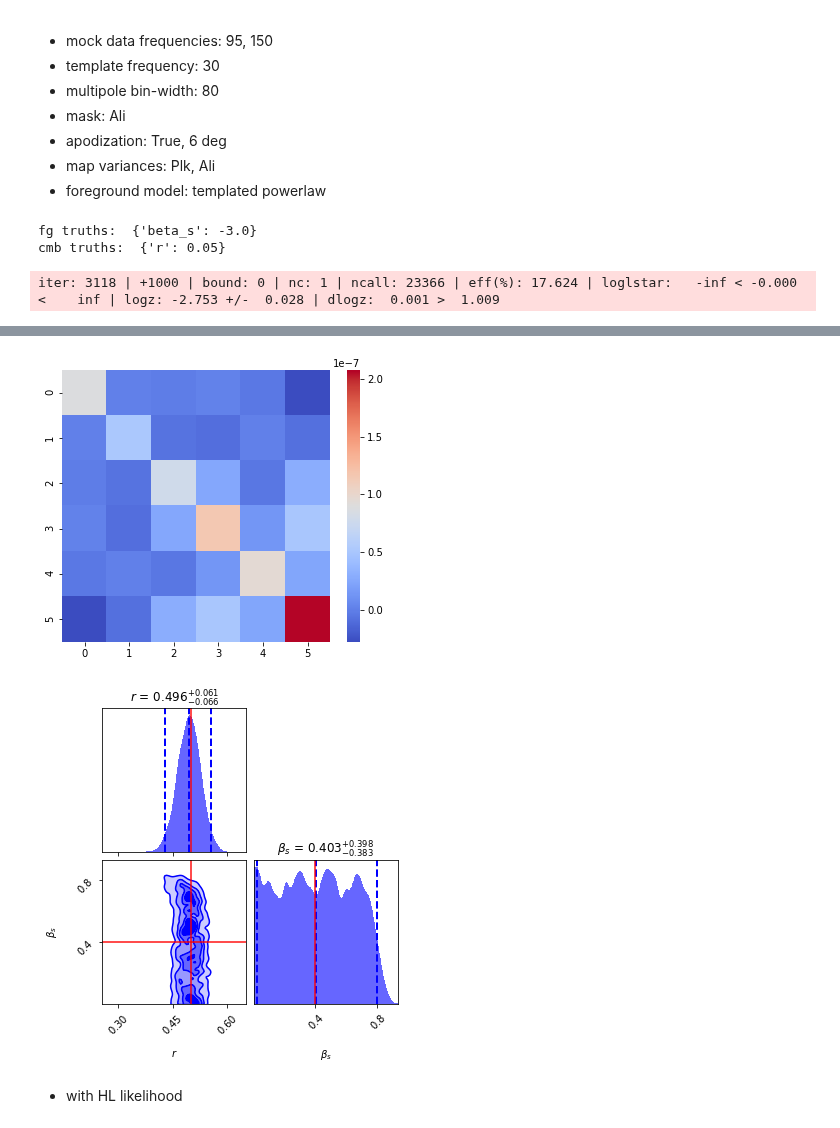
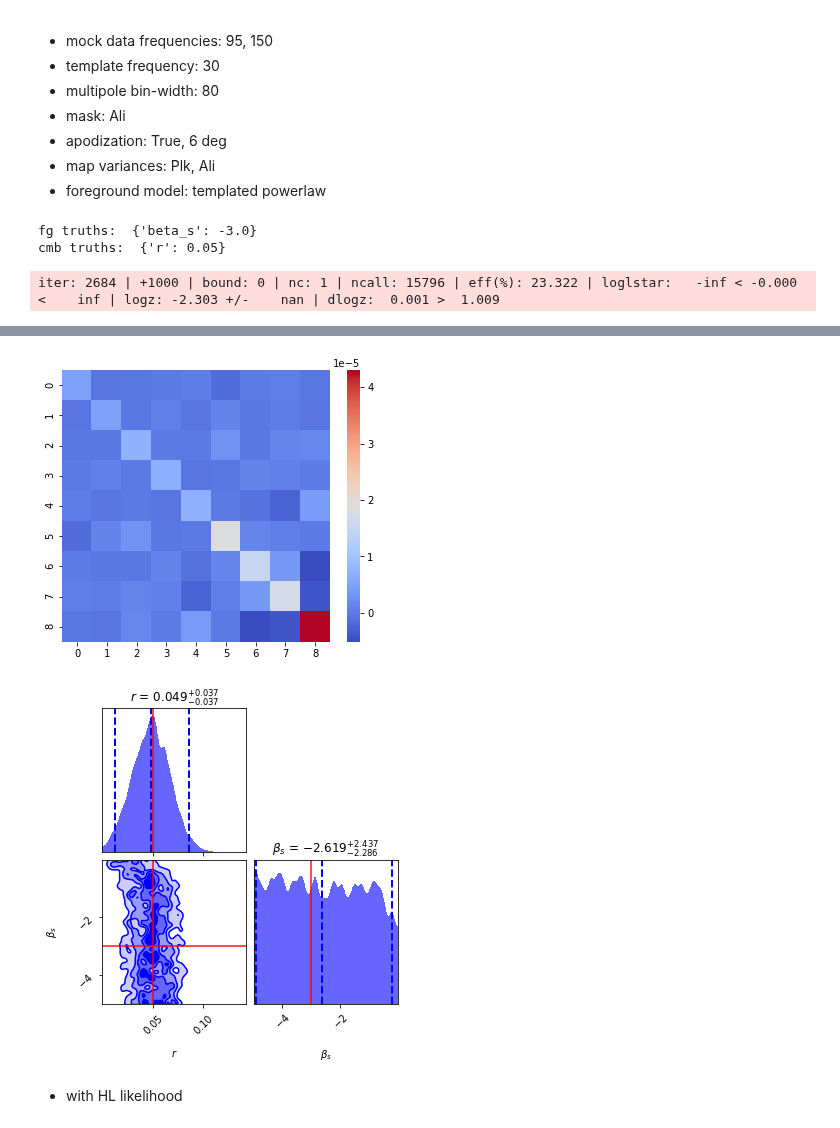
Before and after one commit to gioacchinowang/afra, a Jupyter notebook: tutorials/tutorial09.ipynb, the cells around one changed output, grey strips where cells are left out. Cells and saved outputs as stored; diff of their text form; code cells hidden in the pictures.

```diff
--- a/tutorials/tutorial09.ipynb
+++ b/tutorials/tutorial09.ipynb
@@ -66,7 +66,9 @@ FREQS = [95.,150.]
 NMAP = 2
 RESAMP = 30
 APOSCALE = 6.
-PSBIN = 80
+PSBIN = 40
+LMIN = 50
+LMAX = 200
 
 fullmap = dict()
 fullmap[95] = map95[1:]
@@ -81,19 +83,19 @@ fullbeam[95] = fwhm[1]
 fullbeam[150] = fwhm[2]
 
 pipeline = af.tpfpipe(fullmap,mask=mask.reshape(1,-1),variances=fullvar,fwhms=fullbeam)
-pre_rslt = pipeline.preprocess(aposcale=APOSCALE,psbin=PSBIN,nsamp=RESAMP)
+pre_rslt = pipeline.preprocess(aposcale=APOSCALE,psbin=PSBIN,lmin=LMIN,lmax=LMAX,nsamp=RESAMP)
 
 fig,ax = plt.subplots(figsize=(6,5))
-sns.heatmap(pre_rslt[2],cmap='coolwarm',annot=False,ax=ax)
+sns.heatmap(pre_rslt[3],cmap='coolwarm',annot=False,ax=ax)
 
 tmpmap = dict()
 tmpmap[30] = map30f[1:]
 
-s = syncmodel(freqs=FREQS,nmap=NMAP,mask=mask.reshape(1,-1),aposcale=APOSCALE,psbin=PSBIN,
+s = syncmodel(freqs=FREQS,nmap=NMAP,mask=mask.reshape(1,-1),aposcale=APOSCALE,psbin=PSBIN,lmin=LMIN,lmax=LMAX,
               templates=tmpmap,template_fwhms=None)
 s.reset({'beta_s':-3.})
 
-b = cambmodel(freqs=FREQS,nmap=NMAP,mask=mask.reshape(1,-1),aposcale=APOSCALE,psbin=PSBIN)
+b = cambmodel(freqs=FREQS,nmap=NMAP,mask=mask.reshape(1,-1),aposcale=APOSCALE,psbin=PSBIN,lmin=LMIN,lmax=LMAX)
 b.reset({'r': 0.05})
 
 print ('fg truths: ',s.params)
@@ -105,9 +107,10 @@ KWARGS = {'nlive':1000}
 
 pipeline.background = b
 pipeline.foreground = s
-result = pipeline.analyse(mock_bp,pre_rslt[1],pre_rslt[2],kwargs=KWARGS)
+pipeline.param_range = {'r':[0,0.5]}
+result = pipeline.analyse(mock_bp+pre_rslt[2],pre_rslt[1],pre_rslt[2],pre_rslt[3],kwargs=KWARGS)
 
-truths = [0.05/0.1,(5.-3.)/5.]
+truths = [0.05,-3.]
 labels = [r'$r$',r'$\beta_s$']
 
 fg, ax = dyplot.cornerplot(result, color='blue', truths=truths,
@@ -117,4 +120,4 @@ fg, ax = dyplot.cornerplot(result, color='blue', truths=truths,
 # %% [output]
 fg truths:  {'beta_s': -3.0}
 cmb truths:  {'r': 0.05}
-iter: 3118 | +1000 | bound: 0 | nc: 1 | ncall: 23366 | eff(%): 17.624 | loglstar:   -inf < -0.000 <    inf | logz: -2.753 +/-  0.028 | dlogz:  0.001 >  1.009
+iter: 2684 | +1000 | bound: 0 | nc: 1 | ncall: 15796 | eff(%): 23.322 | loglstar:   -inf < -0.000 <    inf | logz: -2.303 +/-    nan | dlogz:  0.001 >  1.009
@@ -123,5 +126,5 @@ Wall time: 4min 14s
-[figure, old version]
+[figure, new version]
-[figure, old version]
+[figure, new version]
 # %% [markdown]
 - with HL likelihood
 # %%
```
Also changed, not shown: parts of 6 cells of this notebook, 25 other files.
